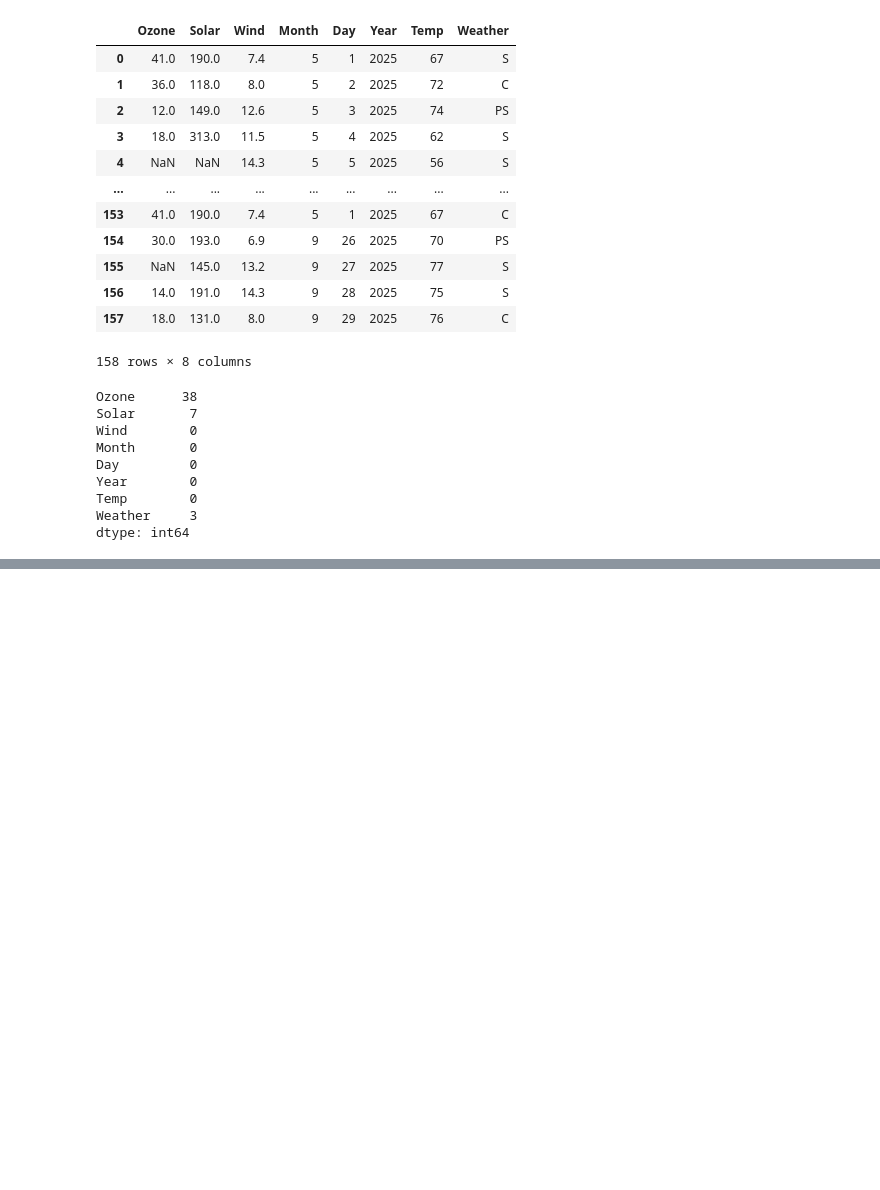
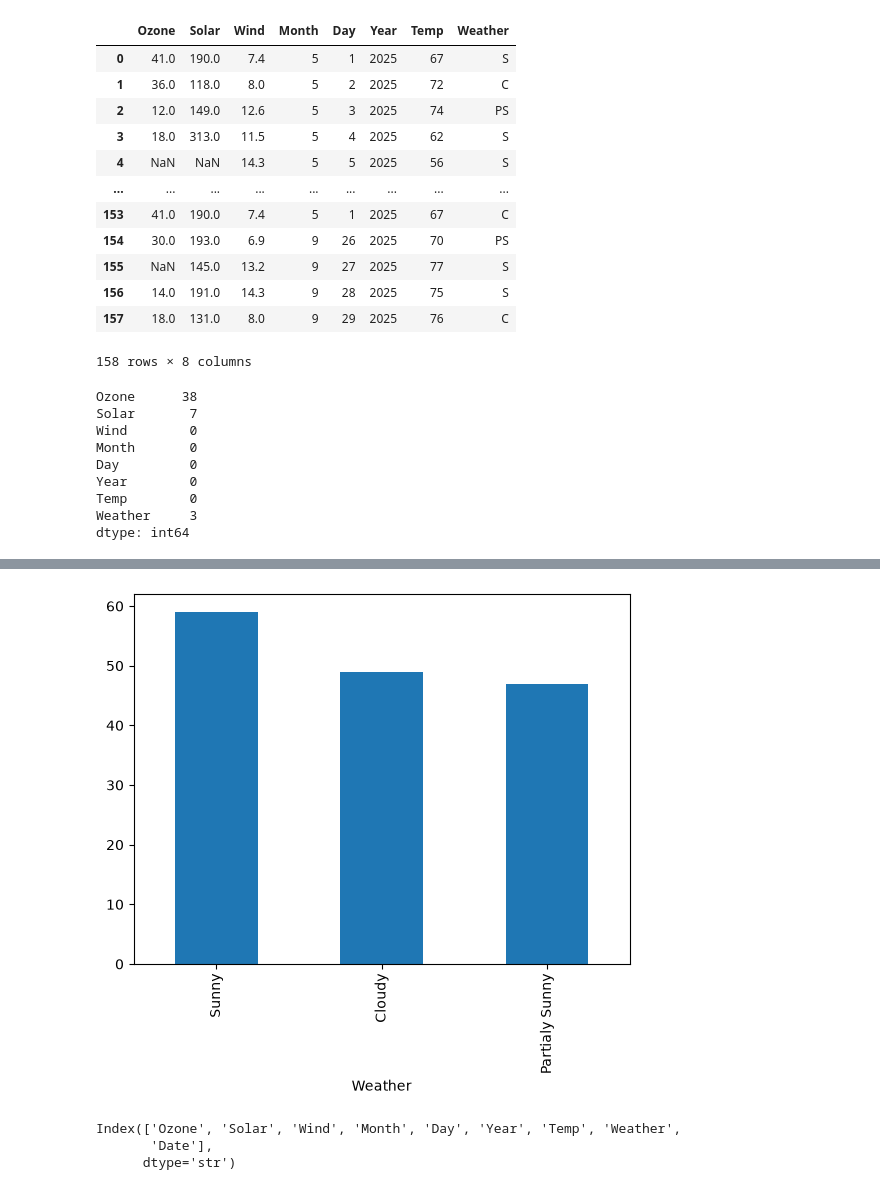
Before and after one commit to w-alkao/python-for-analysis, a Jupyter notebook: projects/EDA/Untitled.ipynb, the cells around one changed output, grey strips where cells are left out. Cells and saved outputs as stored; diff of their text form; code cells hidden in the pictures; blank space fills up the shorter version.

```diff
--- a/projects/EDA/Untitled.ipynb
+++ b/projects/EDA/Untitled.ipynb
@@ -222,0 +312,3 @@ df[df["Solar"].isna()]
+# %%
+df["Weather"] = df["Weather"].replace({"S": "Sunny", "C": "Cloudy", "PS": "Partialy Sunny"})
+df
@@ -222,0 +329,11 @@ df[df["Solar"].isna()]
+# %%
+df["Weather"].value_counts().plot(kind="bar")
+plt.show()
+# %% [output]
+[figure, added]
+# %%
+df.columns
+# %% [output]
+Index(['Ozone', 'Solar', 'Wind', 'Month', 'Day', 'Year', 'Temp', 'Weather',
+       'Date'],
+      dtype='str')
```
Also changed, not shown: parts of 30 cells of this notebook.
